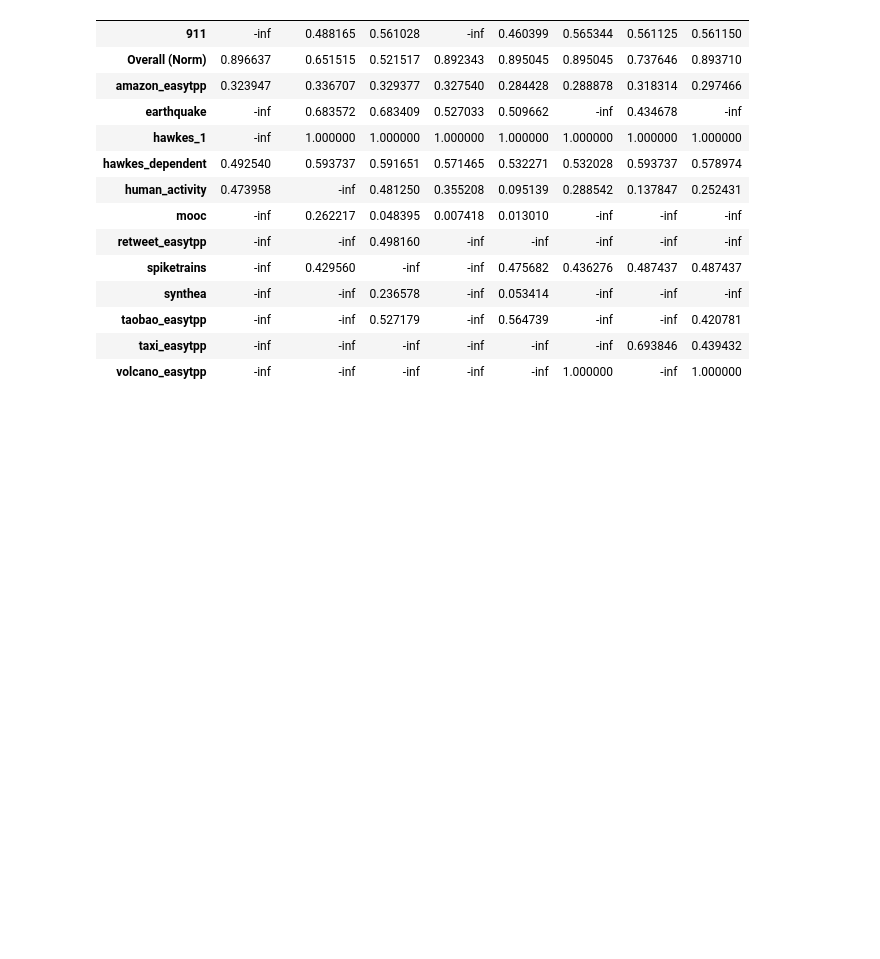
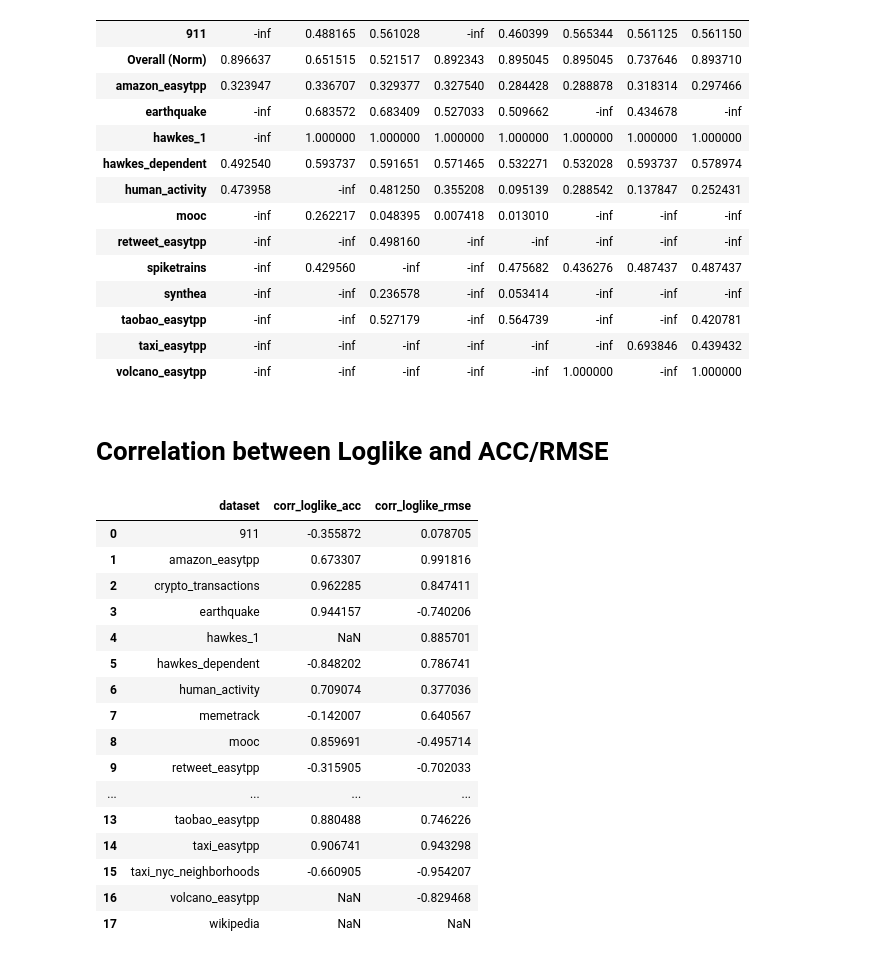
Before and after one commit to JP-SystemsX/MUSES_Eval, a Jupyter notebook: analysis/benchmark.ipynb, the cells around one changed output. Drawn from its saved outputs; the diff is of its cells as text; code cells hidden in the pictures; blank space fills up the shorter version.

```diff
--- a/analysis/Untitled.ipynb
+++ b/analysis/benchmark.ipynb
@@ -738,3 +738,46 @@ wide
 | taobao_easytpp | -inf | -inf | 0.527179 | -inf | 0.564739 | -inf | -inf | 0.420781 |
 | taxi_easytpp | -inf | -inf | -inf | -inf | -inf | -inf | 0.693846 | 0.439432 |
 | volcano_easytpp | -inf | -inf | -inf | -inf | -inf | 1.000000 | -inf | 1.000000 |
+# %% [markdown]
+# Correlation between Loglike and ACC/RMSE
+# %%
+import sqlite3
+import pandas as pd
+
+conn = sqlite3.connect(db_path)
+
+query = """
+SELECT dataset, loglike, acc, rmse
+FROM trials
+WHERE model = 'NHP' AND fidelity = 4
+"""
+
+df = pd.read_sql_query(query, conn)
+conn.close()
+# %%
+def compute_corr(group):
+    return pd.Series({
+        "corr_loglike_acc": group["loglike"].corr(group["acc"]),
+        "corr_loglike_rmse": group["loglike"].corr(group["rmse"])
+    })
+
+corr_df = df.groupby("dataset").apply(compute_corr).reset_index()
+corr_df
+# %% [output]
+|  | dataset | corr_loglike_acc | corr_loglike_rmse |
+| 0 | 911 | -0.355872 | 0.078705 |
+| 1 | amazon_easytpp | 0.673307 | 0.991816 |
+| 2 | crypto_transactions | 0.962285 | 0.847411 |
+| 3 | earthquake | 0.944157 | -0.740206 |
+| 4 | hawkes_1 | NaN | 0.885701 |
+| 5 | hawkes_dependent | -0.848202 | 0.786741 |
+| 6 | human_activity | 0.709074 | 0.377036 |
+| 7 | memetrack | -0.142007 | 0.640567 |
+| 8 | mooc | 0.859691 | -0.495714 |
+| 9 | retweet_easytpp | -0.315905 | -0.702033 |
+| ... | ... | ... | ... |
+| 13 | taobao_easytpp | 0.880488 | 0.746226 |
+| 14 | taxi_easytpp | 0.906741 | 0.943298 |
+| 15 | taxi_nyc_neighborhoods | -0.660905 | -0.954207 |
+| 16 | volcano_easytpp | NaN | -0.829468 |
+| 17 | wikipedia | NaN | NaN |
```
Also changed, not shown: parts of 1 cell of this notebook, 13 other files.
